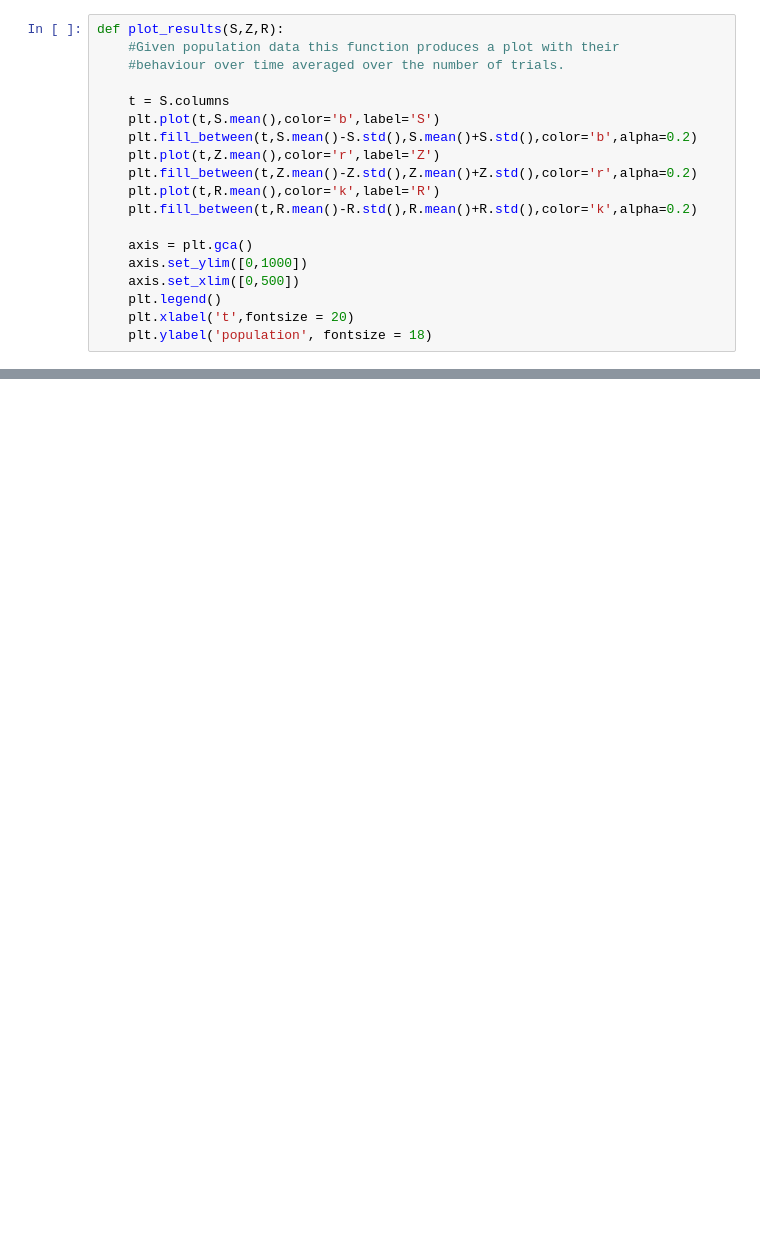
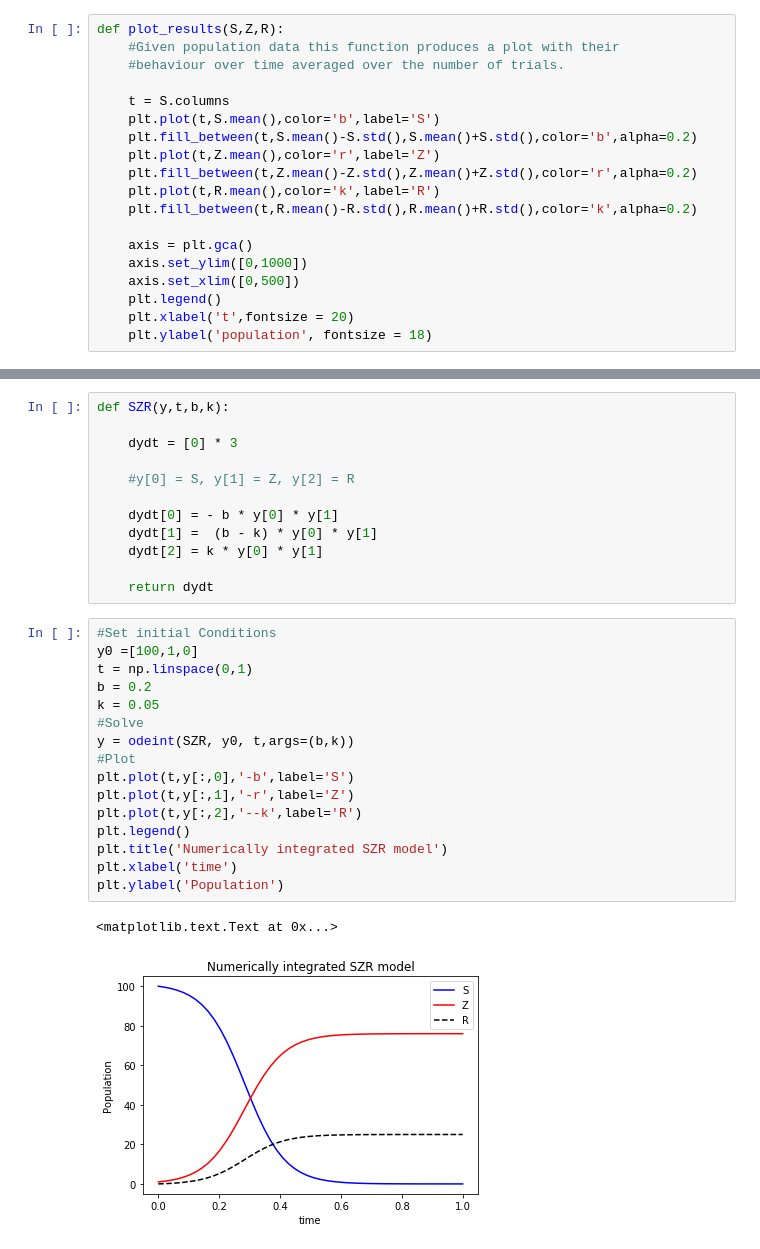
Before and after one commit to nanton96/Stochastic-Simulations-On-Scale-Free-Networks, a Jupyter notebook: main_analysis.ipynb, the cells around one changed output, grey strips where cells are left out. Cells and saved outputs as stored; diff of their text form; blank space fills up the shorter version.

```diff
--- a/main_analysis.ipynb
+++ b/main_analysis.ipynb
@@ -72,0 +104,31 @@ plt.ylabel('Number of occurences', fontsize = 20)
+# %%
+def SZR(y,t,b,k):
+
+    dydt = [0] * 3
+
+    #y[0] = S, y[1] = Z, y[2] = R
+
+    dydt[0] = - b * y[0] * y[1]
+    dydt[1] =  (b - k) * y[0] * y[1]
+    dydt[2] = k * y[0] * y[1]
+
+    return dydt
+# %%
+#Set initial Conditions
+y0 =[100,1,0]
+t = np.linspace(0,1)
+b = 0.2
+k = 0.05
+#Solve
+y = odeint(SZR, y0, t,args=(b,k))
+#Plot
+plt.plot(t,y[:,0],'-b',label='S')
+plt.plot(t,y[:,1],'-r',label='Z')
+plt.plot(t,y[:,2],'--k',label='R')
+plt.legend()
+plt.title('Numerically integrated SZR model')
+plt.xlabel('time')
+plt.ylabel('Population')
+# %% [output]
+<matplotlib.text.Text at 0x...>
+[figure, added]
```
Also changed, not shown: parts of 13 cells of this notebook.
